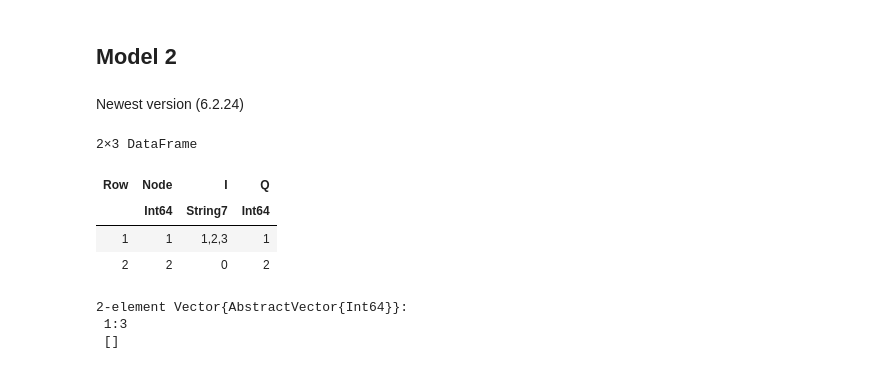
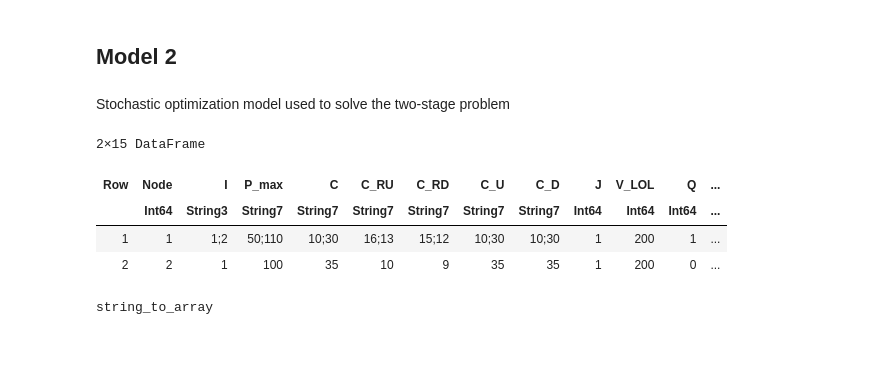
Before and after one commit to ltempfli/Team_assignment_AMO, a Jupyter notebook: Model_2.ipynb, the cells around one changed output. Cells and saved outputs as stored; diff of their text form; code cells hidden in the pictures.

```diff
--- a/Model_2.ipynb
+++ b/Model_2.ipynb
@@ -1,40 +1,59 @@
 # %% [markdown]
 ## Model 2
 # %% [markdown]
-Newest version (6.2.24)
+Stochastic optimization model used to solve the two-stage problem
 # %%
 using JuMP,HiGHS,DataFrames
 using CSV
 using DataFrames
 # %%
-csv_file_path = "data/24_buses.csv"
-df_buses = CSV.read(csv_file_path, DataFrame)
+# Import data about buses
+df_buses = CSV.read("data/24_buses.csv", DataFrame)
 # %% [output]
-2×3 DataFrame
+2×15 DataFrame
-| Row | Node | I | Q |
-|  | Int64 | String7 | Int64 |
-| 1 | 1 | 1,2,3 | 1 |
-| 2 | 2 | 0 | 2 |
+| Row | Node | I | P_max | C | C_RU | C_RD | C_U | C_D | J | V_LOL | Q | ... |
+|  | Int64 | String3 | String7 | String7 | String7 | String7 | String7 | String7 | Int64 | Int64 | Int64 | ... |
+| 1 | 1 | 1;2 | 50;110 | 10;30 | 16;13 | 15;12 | 10;30 | 10;30 | 1 | 200 | 1 | ... |
+| 2 | 2 | 1 | 100 | 35 | 10 | 9 | 35 | 35 | 1 | 200 | 0 | ... |
 # %%
+"""
+Transforms indices into range for lists of objects (such as generation units)
+
+Input of 0 or empty cells is translated to no objects (i.e. empty array)
+"""
 function string_to_range(s)
     # Check if s is missing or a string that represents an empty cell
-    if ismissing(s) || s == "0"
+    if s == "missing" || s == "0"
         return Int[]  # Return an empty array of Int type
     else
         str = string(s)  # Convert to string if not already
-        nums = split(str, ",")  # Split the string by comma
+        nums = split(str, ";")  # Split the string by comma
         nums = parse.(Int, nums)  # Parse each part to an integer
         return minimum(nums):maximum(nums)  # Return the range
     end
 end
 
+"""
+Transforms indices into array of values (such as generation costs per unit for each generation unit)
 
-# Convert the 'I' column to String if it's not already
-df_buses.I = string.(df_buses.I)
+Input of missing cells is translated to no values (i.e. empty array)
 
-# Apply the function to the 'I' column
-df_buses.I = [string_to_range(i) for i in df_buses.I]
+Input of 0 is translated to 0 since it can be a coefficient
+"""
+function string_to_array(s)
+    # Check if s is missing or a string that represents an empty cell
+    #if s == "0"
+    #    return 0  # Return an empty array of Float64 type
+
+    if s == "missing"
+        return Float64[]
+
+    else
+        str = string(s)  # Convert to string if not already
+        nums = split(str, ";")  # Split the string by semicolon
+        nums = parse.(Float64, nums)  # Parse each part to a float
+        return nums  # Return the array of floats
+    end
+end
 # %% [output]
-2-element Vector{AbstractVector{Int64}}:
- 1:3
- []
+string_to_array
```
Also changed, not shown: parts of 14 cells of this notebook, 2 other files.
